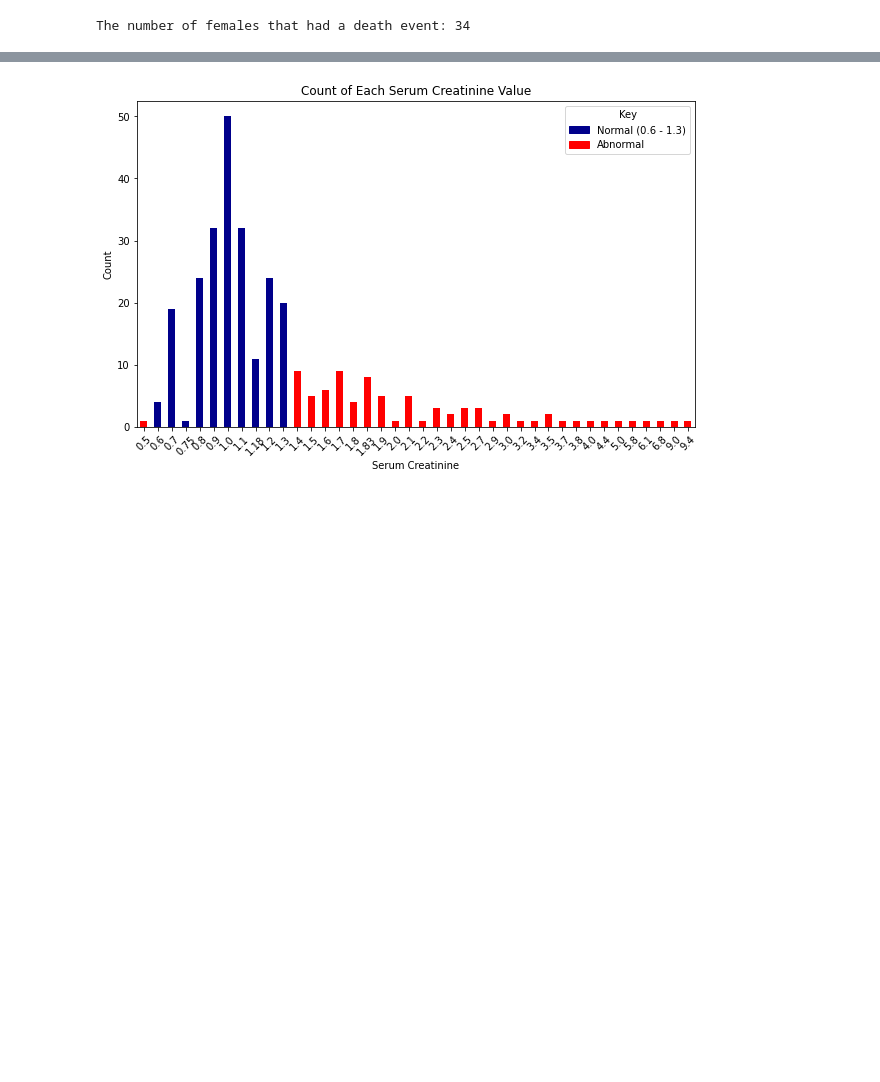
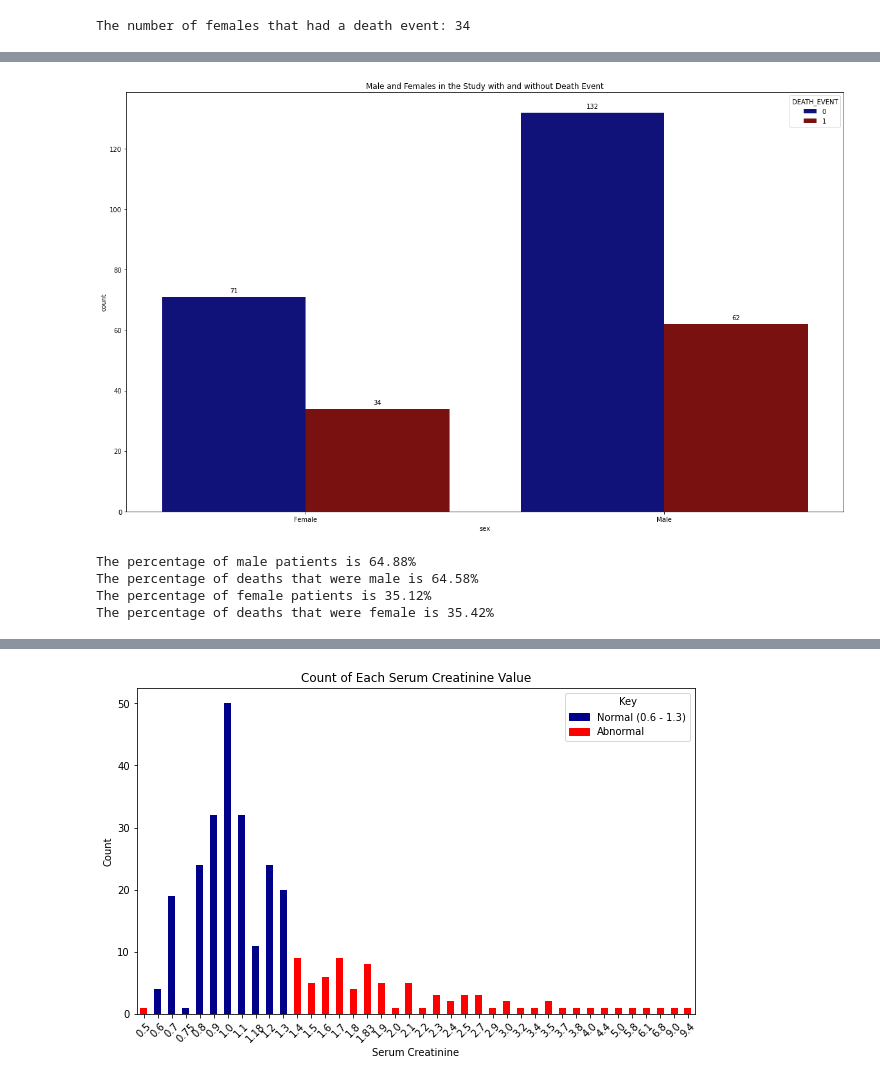
Before and after one commit to faiyted/Project-Cardiac-Disease, a Jupyter notebook: Laura-Project.ipynb, the cells around one changed output, grey strips where cells are left out. Cells and saved outputs as stored; diff of their text form; code cells hidden in the pictures; blank space fills up the shorter version.

Commit message:
updated plot charts

```diff
--- a/Laura-Project.ipynb
+++ b/Laura-Project.ipynb
@@ -134,3 +73,38 @@ The percentage of deaths that were female is 35.42%
+# %%
+plt.figure(figsize=(20,12))
+cols= ["darkblue","darkred"]
+
+# Creating the countplot
+ax = sns.countplot(x=heart_df['sex'], data=heart_df, hue="DEATH_EVENT", palette=cols)
+
+# Changing the x-axis labels from 0,1 to Female, Male
+ax.set_xticklabels(['Female', 'Male'])
+
+# Adding text labels to the top of each bar
+for p in ax.patches:
+    height = p.get_height()
+    ax.text(p.get_x() + p.get_width() / 2., height + 1, int(height), ha="center", va="bottom")
+
+# Set the title of the plot
+ax.set_title("Male and Females in the Study with and without Death Event")
+
+# Display the plot
+plt.show()
+
+# Display calculated percentages
+for index, row in result_df.iterrows():
+    if row['sex'] == 'Male':
+        print(f"The percentage of male patients is {row['total_percentage']:.2f}%")
+        print(f"The percentage of deaths that were male is {row['death_total_percentage']:.2f}%")
+    else:
+        print(f"The percentage of female patients is {row['total_percentage']:.2f}%")
+        print(f"The percentage of deaths that were female is {row['death_total_percentage']:.2f}%")
+# %% [output]
+[figure, added]
+The percentage of male patients is 64.88%
+The percentage of deaths that were male is 64.58%
+The percentage of female patients is 35.12%
+The percentage of deaths that were female is 35.42%
 # %%
 ejection_fraction_counts = heart_df['ejection_fraction'].value_counts()
 
```
Also changed, not shown: parts of 4 cells of this notebook.
